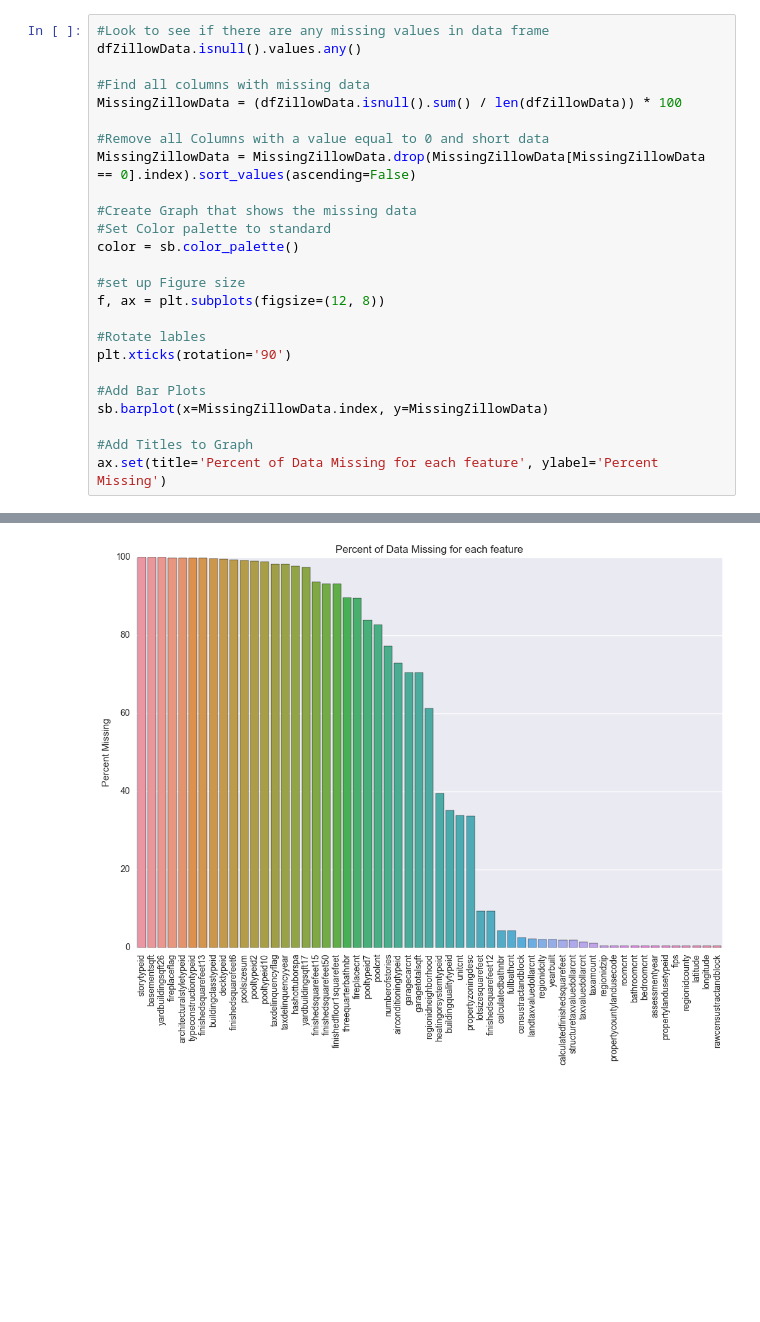
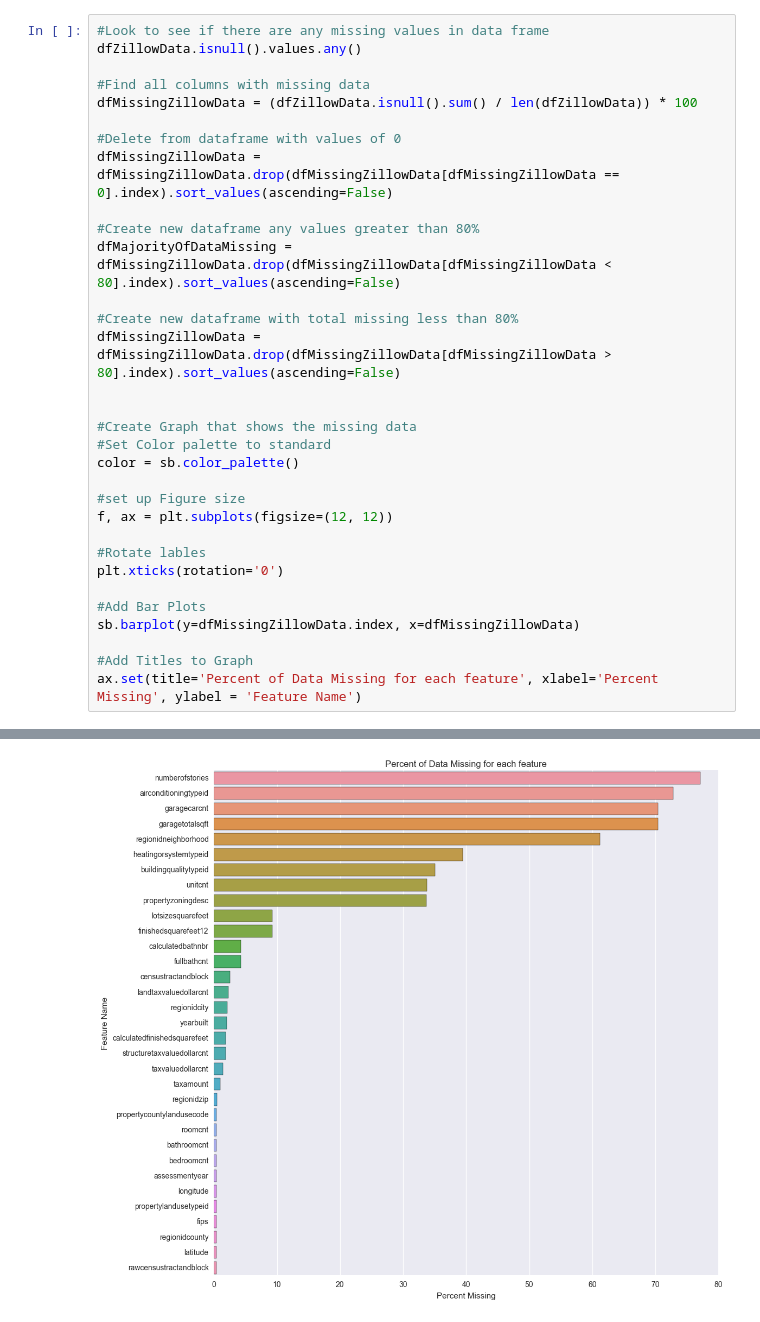
Before and after one commit to jjkleintx/Data-Mining-Group-Project, a Jupyter notebook: PythonCode/DataMiningProject1.ipynb, the cells around one changed output, grey strips where cells are left out. Saved outputs shown, nothing was run; the diff lists cells and outputs as text; blank space fills up the shorter version.

```diff
--- a/PythonCode/DataMiningProject1.ipynb
+++ b/PythonCode/DataMiningProject1.ipynb
@@ -35,24 +35,31 @@ dfZillowData.info(15)
 dfZillowData.isnull().values.any()
 
 #Find all columns with missing data
-MissingZillowData = (dfZillowData.isnull().sum() / len(dfZillowData)) * 100
+dfMissingZillowData = (dfZillowData.isnull().sum() / len(dfZillowData)) * 100
 
-#Remove all Columns with a value equal to 0 and short data
-MissingZillowData = MissingZillowData.drop(MissingZillowData[MissingZillowData == 0].index).sort_values(ascending=False)
+#Delete from dataframe with values of 0
+dfMissingZillowData = dfMissingZillowData.drop(dfMissingZillowData[dfMissingZillowData == 0].index).sort_values(ascending=False)
+
+#Create new dataframe any values greater than 80%
+dfMajorityOfDataMissing = dfMissingZillowData.drop(dfMissingZillowData[dfMissingZillowData < 80].index).sort_values(ascending=False)
+
+#Create new dataframe with total missing less than 80%
+dfMissingZillowData = dfMissingZillowData.drop(dfMissingZillowData[dfMissingZillowData > 80].index).sort_values(ascending=False)
+
 
 #Create Graph that shows the missing data
 #Set Color palette to standard
 color = sb.color_palette()
 
 #set up Figure size
-f, ax = plt.subplots(figsize=(12, 8))
+f, ax = plt.subplots(figsize=(12, 12))
 
 #Rotate lables
-plt.xticks(rotation='90')
+plt.xticks(rotation='0')
 
 #Add Bar Plots
-sb.barplot(x=MissingZillowData.index, y=MissingZillowData)
+sb.barplot(y=dfMissingZillowData.index, x=dfMissingZillowData)
 
 #Add Titles to Graph
-ax.set(title='Percent of Data Missing for each feature', ylabel='Percent Missing')
+ax.set(title='Percent of Data Missing for each feature', xlabel='Percent Missing', ylabel = 'Feature Name')
 # %% [output]
@@ -60 +69 @@ ax.set(title='Percent of Data Missing for each feature', ylabel='Percent Missing
-[figure, old version]
+[figure, new version]
```
Also changed, not shown: parts of 10 cells of this notebook.
